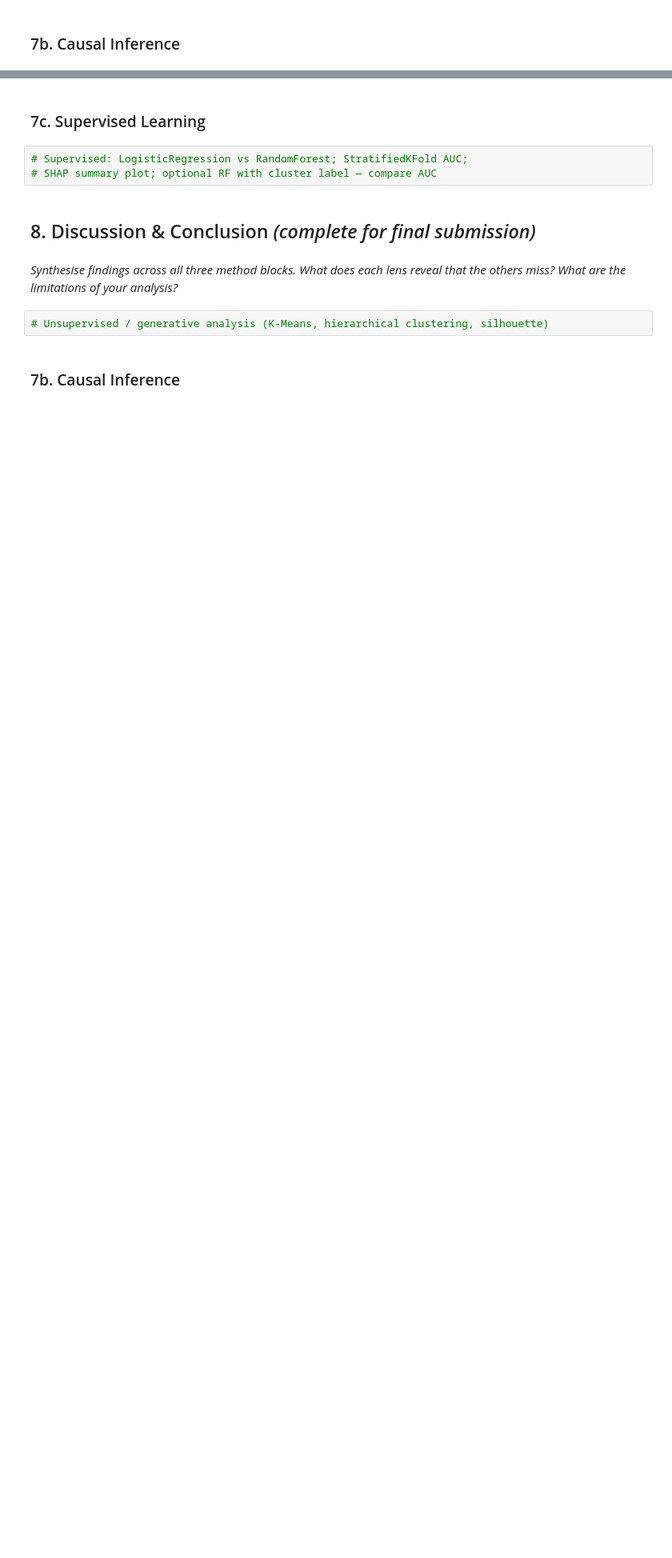
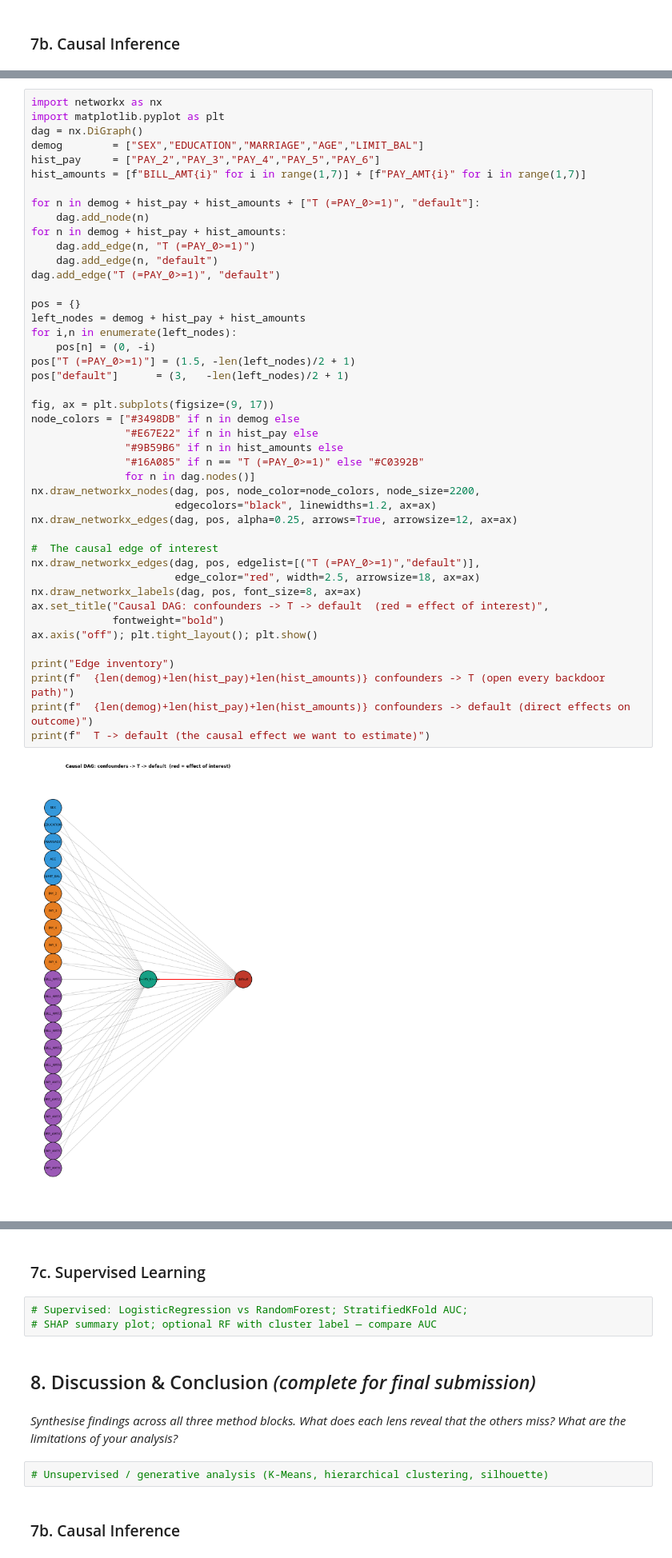
Before and after one commit to shantanu-777/dai-mission-group-v, a Jupyter notebook: notebook.ipynb, the cells around one changed output, grey strips where cells are left out. Shown at 80% size. Drawn from its saved outputs; the diff is of its cells as text; blank space fills up the shorter version.

Commit message:
7b causal inference

```diff
--- a/notebook.ipynb
+++ b/notebook.ipynb
@@ -511,0 +519,46 @@ plt.tight_layout(); plt.show()
+# %%
+import networkx as nx
+import matplotlib.pyplot as plt
+dag = nx.DiGraph()
+demog        = ["SEX","EDUCATION","MARRIAGE","AGE","LIMIT_BAL"]
+hist_pay     = ["PAY_2","PAY_3","PAY_4","PAY_5","PAY_6"]
+hist_amounts = [f"BILL_AMT{i}" for i in range(1,7)] + [f"PAY_AMT{i}" for i in range(1,7)]
+
+for n in demog + hist_pay + hist_amounts + ["T (=PAY_0>=1)", "default"]:
+    dag.add_node(n)
+for n in demog + hist_pay + hist_amounts:
+    dag.add_edge(n, "T (=PAY_0>=1)")
+    dag.add_edge(n, "default")
+dag.add_edge("T (=PAY_0>=1)", "default")
+
+pos = {}
+left_nodes = demog + hist_pay + hist_amounts
+for i,n in enumerate(left_nodes):
+    pos[n] = (0, -i)
+pos["T (=PAY_0>=1)"] = (1.5, -len(left_nodes)/2 + 1)
+pos["default"]      = (3,   -len(left_nodes)/2 + 1)
+
+fig, ax = plt.subplots(figsize=(9, 17))
+node_colors = ["#3498DB" if n in demog else
+               "#E67E22" if n in hist_pay else
+               "#9B59B6" if n in hist_amounts else
+               "#16A085" if n == "T (=PAY_0>=1)" else "#C0392B"
+               for n in dag.nodes()]
+nx.draw_networkx_nodes(dag, pos, node_color=node_colors, node_size=2200,
+                       edgecolors="black", linewidths=1.2, ax=ax)
+nx.draw_networkx_edges(dag, pos, alpha=0.25, arrows=True, arrowsize=12, ax=ax)
+
+#  The causal edge of interest
+nx.draw_networkx_edges(dag, pos, edgelist=[("T (=PAY_0>=1)","default")],
+                       edge_color="red", width=2.5, arrowsize=18, ax=ax)
+nx.draw_networkx_labels(dag, pos, font_size=8, ax=ax)
+ax.set_title("Causal DAG: confounders -> T -> default  (red = effect of interest)",
+             fontweight="bold")
+ax.axis("off"); plt.tight_layout(); plt.show()
+
+print("Edge inventory")
+print(f"  {len(demog)+len(hist_pay)+len(hist_amounts)} confounders -> T (open every backdoor path)")
+print(f"  {len(demog)+len(hist_pay)+len(hist_amounts)} confounders -> default (direct effects on outcome)")
+print(f"  T -> default (the causal effect we want to estimate)")
+# %% [output]
+[figure, added]
```
Also changed, not shown: parts of 9 cells of this notebook, 1 other file.
